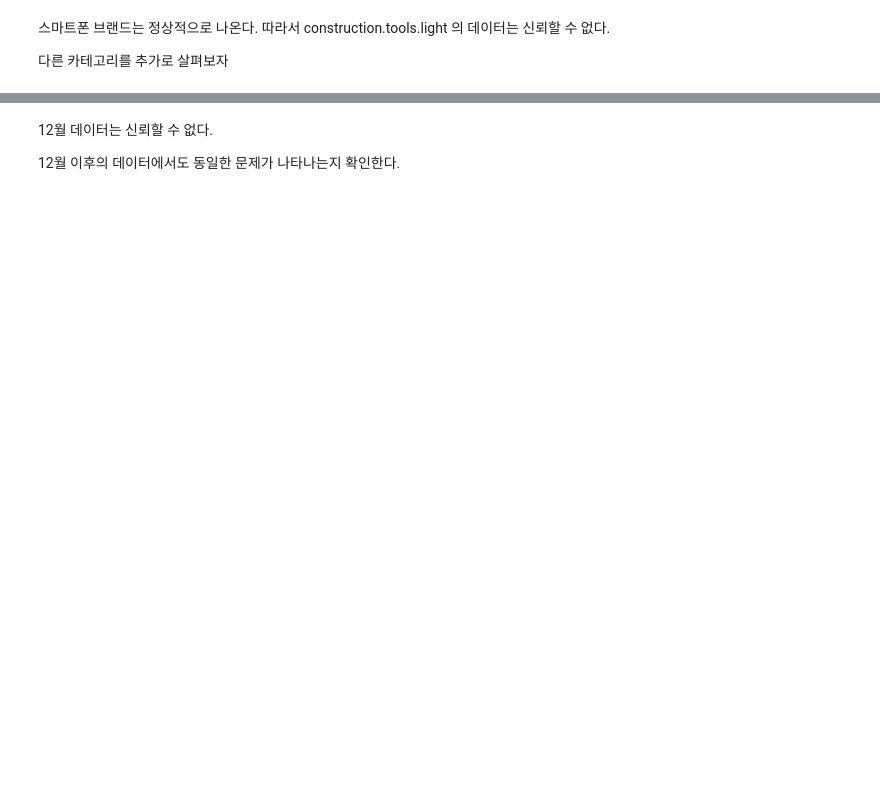
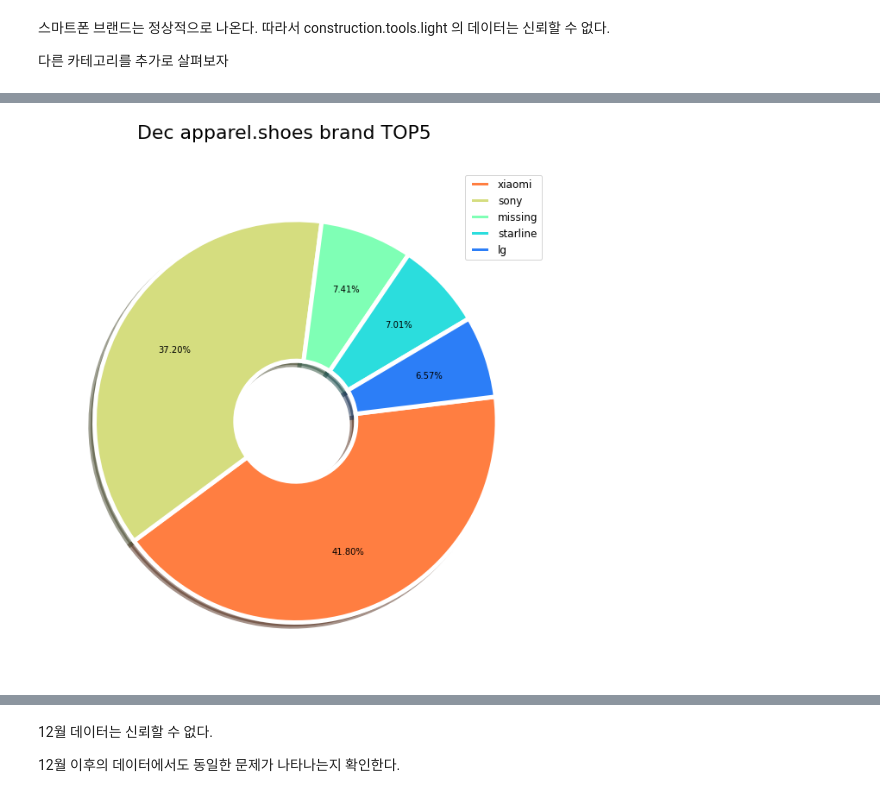
Before and after one commit to Sungpil3/Code_States_Project2, a Jupyter notebook: E-commerce_Analysis/data_problem.ipynb, the cells around one changed output, grey strips where cells are left out. Drawn from its saved outputs; the diff is of its cells as text; code cells hidden in the pictures; blank space fills up the shorter version.

```diff
--- a/E-commerce_Analysis/data_problem.ipynb
+++ b/E-commerce_Analysis/data_problem.ipynb
@@ -110,0 +111,6 @@ Name: brand, dtype: float64
+# %%
+temp_df = df[df["category_code"] == "apparel.shoes"]["brand"].value_counts()[:5]
+temp_df = pd.DataFrame(temp_df).reset_index()
+make_pie_chart(temp_df, "index", "brand", "Dec apparel.shoes brand TOP5")
+# %% [output]
+[figure, added]
```
Also changed, not shown: parts of 20 cells of this notebook.
